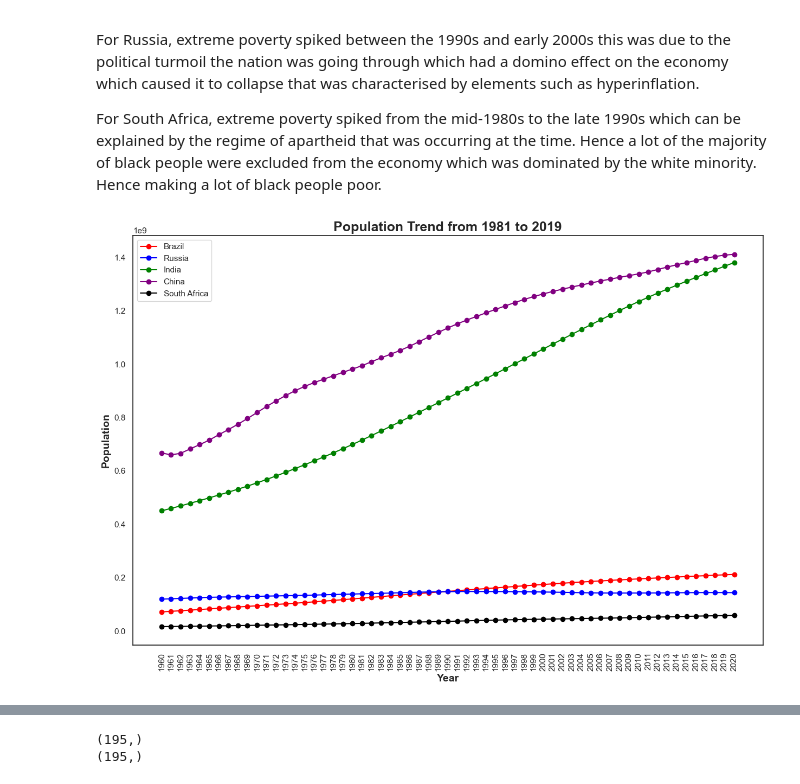
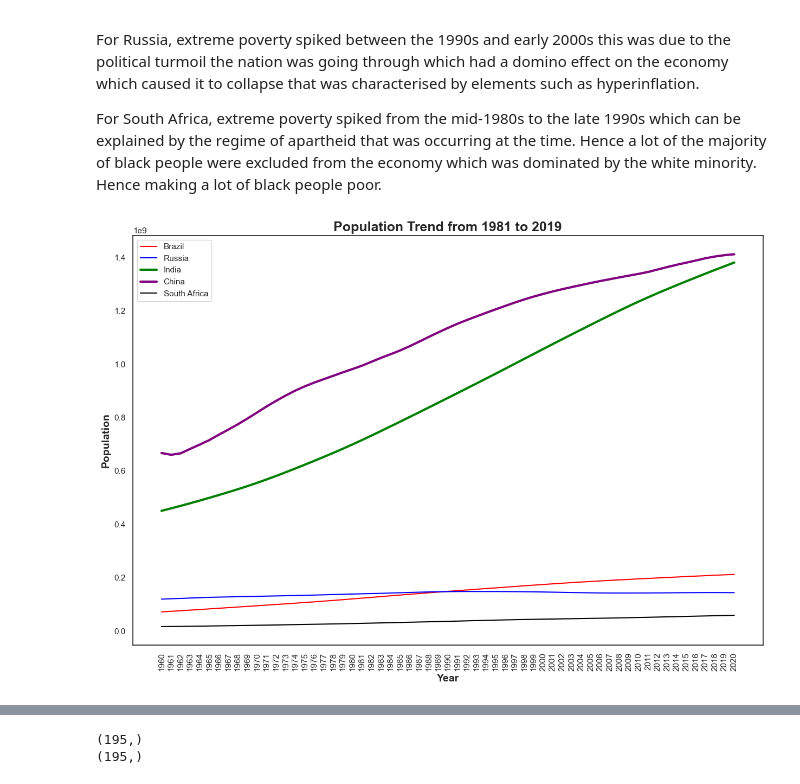
Before and after one commit to NigelGondo/Portfolio_Projects, a Jupyter notebook: Regression analysis of extreme poverty and GDP per Capita.ipynb, the cells around one changed output, grey strips where cells are left out. Saved outputs shown, nothing was run; the diff lists cells and outputs as text; code cells hidden in the pictures.

```diff
--- a/Regression analysis of extreme poverty and GDP per Capita.ipynb
+++ b/Regression analysis of extreme poverty and GDP per Capita.ipynb
@@ -347,7 +403,12 @@ World Population    float64
 dtype: object
 # %%
 #Concatenating the dataframes
-df_pop_brics = pd.concat([df_pop_bra_clean, df_pop_rus_clean, df_pop_ind_clean, df_pop_chi_clean, df_pop_rsa_clean], axis = 1)
+df_pop_brics = pd.concat([df_pop_bra_clean,
+                          df_pop_rus_clean,
+                          df_pop_ind_clean,
+                          df_pop_chi_clean,
+                          df_pop_rsa_clean],
+                         axis = 1)
 df_pop_brics.tail()
 # %% [output]
 |  | Brazil Population | Russia Population | India Population | China Population | South Africa Population |
@@ -696,20 +873,49 @@ For South Africa, extreme poverty spiked from the mid-1980s to the late 1990s wh
 # %%
 #PLotting the time series for population for the BRICS nations
 ax = plt.axes()
 ax.set_facecolor("white")
-plt.plot(df_pop_brics.index,'Brazil Population', data = df_pop_brics, color = 'red', marker = 'o')
-plt.plot(df_pop_brics.index,'Russia Population', data = df_pop_brics, color = 'blue', marker = 'o')
-plt.plot(df_pop_brics.index,'India Population', data = df_pop_brics, color = 'green', marker = 'o')
-plt.plot(df_pop_brics.index,'China Population', data = df_pop_brics, color = 'purple', marker = 'o')
-plt.plot(df_pop_brics.index,'South Africa Population', data = df_pop_brics, color = 'black', marker = 'o')
-plt.title('Population Trend from 1981 to 2019', fontsize = 18, fontweight = 'bold')
-plt.xlabel('Year', fontsize = 14, fontweight = 'bold')
-plt.ylabel('Population', fontsize = 14, fontweight = 'bold')
+plt.plot(df_pop_brics.index,'Brazil Population',
+         data = df_pop_brics,
+         color = 'red')
+plt.plot(df_pop_brics.index,
+         'Russia Population',
+          data = df_pop_brics,
+          color = 'blue')
+plt.plot(df_pop_brics.index,
+         'India Population',
+         data = df_pop_brics,
+         color = 'green',
+         linewidth=3)
+
+plt.plot(df_pop_brics.index,
+         'China Population',
+         data = df_pop_brics,
+         color = 'purple',
+         linewidth=3)
+
+plt.plot(df_pop_brics.index,
+         'South Africa Population',
+         data = df_pop_brics,
+         color = 'black')
+plt.title('Population Trend from 1981 to 2019',
+          fontsize = 18,
+          fontweight = 'bold')
+
+plt.xlabel('Year',
+           fontsize = 14,
+           fontweight = 'bold')
+
+plt.ylabel('Population',
+           fontsize = 14,
+           fontweight = 'bold')
+
 plt.legend(['Brazil', 'Russia', 'India', 'China', 'South Africa'])
+
 plt.xticks(rotation = 90)
+
 plt.show()
 # %% [output]
-[figure, old version]
+[figure, new version]
 # %%
 #Creating time series plot for BRICS nations from 1981 to 2019
 ax = plt.axes()
```
Also changed, not shown: parts of 36 cells of this notebook.
